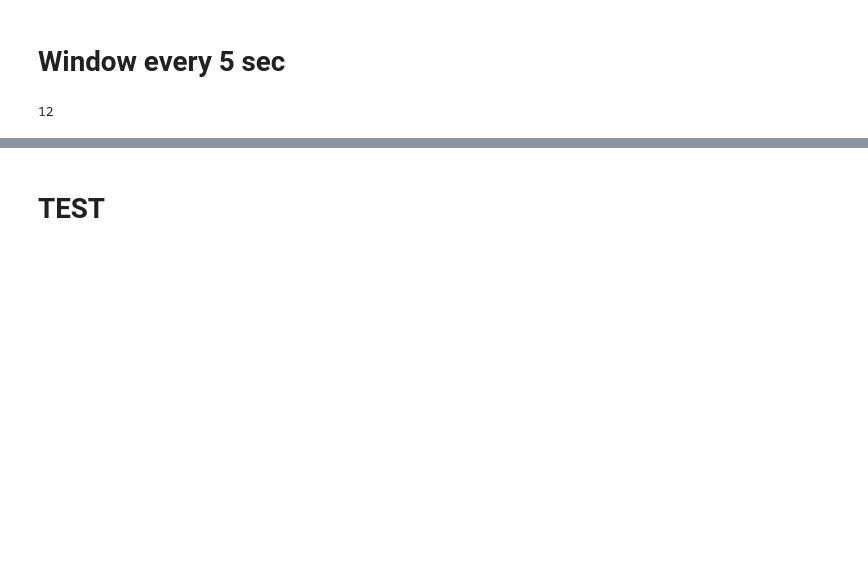
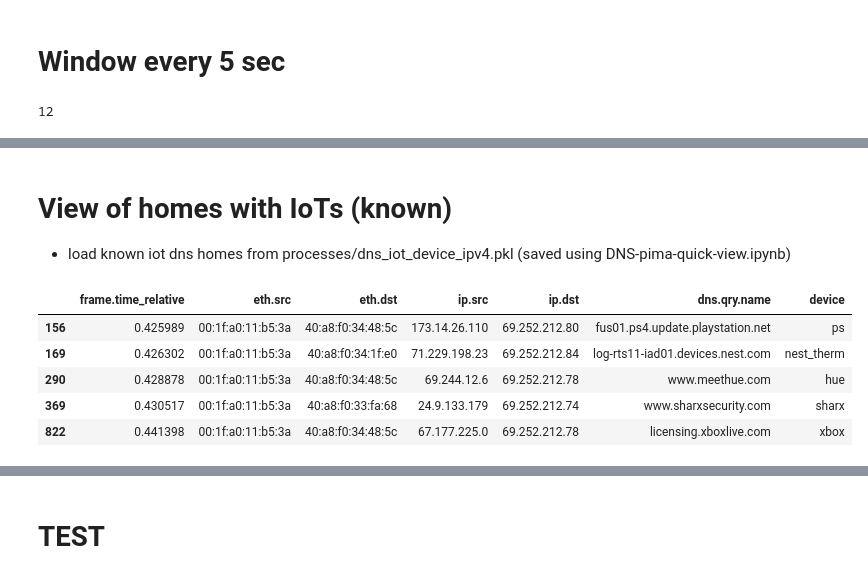
Before and after one commit to shahifaqeer/iot-dns, a Jupyter notebook: PIMA-1min-tree.ipynb, the cells around one changed output, grey strips where cells are left out. Saved outputs shown, nothing was run; the diff lists cells and outputs as text; code cells hidden in the pictures; blank space fills up the shorter version.

```diff
--- a/PIMA-1min-tree.ipynb
+++ b/PIMA-1min-tree.ipynb
@@ -264,0 +271,13 @@ draw_domain_tree(G1)
+# %% [markdown]
+# View of homes with IoTs (known)
+- load known iot dns homes from processes/dns_iot_device_ipv4.pkl (saved using DNS-pima-quick-view.ipynb)
+# %%
+dns_iot_device = pd.read_pickle('processed/df_iot_device_ipv4.pkl')
+dns_iot_device.head()
+# %% [output]
+|  | frame.time_relative | eth.src | eth.dst | ip.src | ip.dst | dns.qry.name | device |
+| 156 | 0.425989 | 00:1f:a0:11:b5:3a | 40:a8:f0:34:48:5c | 173.14.26.110 | 69.252.212.80 | fus01.ps4.update.playstation.net | ps |
+| 169 | 0.426302 | 00:1f:a0:11:b5:3a | 40:a8:f0:34:1f:e0 | 71.229.198.23 | 69.252.212.84 | log-rts11-iad01.devices.nest.com | nest_therm |
+| 290 | 0.428878 | 00:1f:a0:11:b5:3a | 40:a8:f0:34:48:5c | 69.244.12.6 | 69.252.212.78 | www.meethue.com | hue |
+| 369 | 0.430517 | 00:1f:a0:11:b5:3a | 40:a8:f0:33:fa:68 | 24.9.133.179 | 69.252.212.74 | www.sharxsecurity.com | sharx |
+| 822 | 0.441398 | 00:1f:a0:11:b5:3a | 40:a8:f0:34:48:5c | 67.177.225.0 | 69.252.212.78 | licensing.xboxlive.com | xbox |
```
Also changed, not shown: parts of 13 cells of this notebook, 1 other file.
